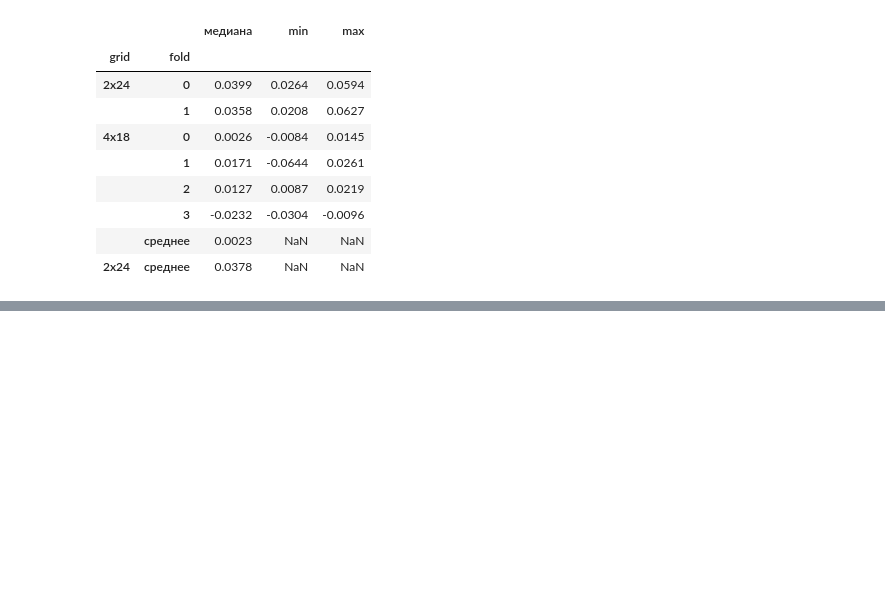
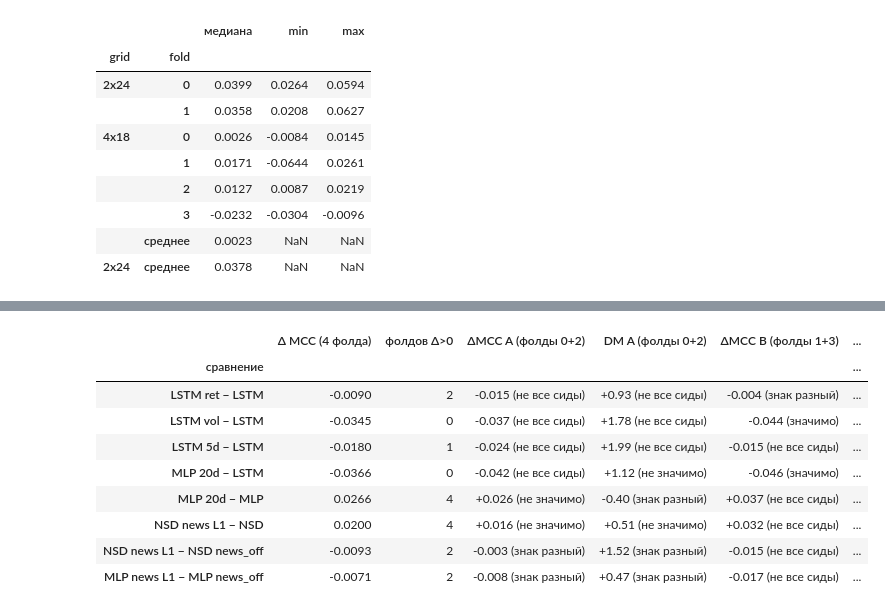
Before and after one commit to SwanGibbon/CourseWork, a Jupyter notebook: 03_results.ipynb, the cells around one changed output, grey strips where cells are left out. Saved outputs shown, nothing was run; the diff lists cells and outputs as text; code cells hidden in the pictures; blank space fills up the shorter version.

```diff
--- a/03_results.ipynb
+++ b/03_results.ipynb
@@ -190,25 +191,29 @@ def daily_loss(df):
     return (df['pred'] != df['y']).groupby(df['TRADEDATE']).mean()
 
 
+def compare(pairs):
+    rows = []
+    for a, b in pairs:
+        ma = runs.query("grid == '4x18' and tag == @a").groupby('fold')['mcc'].median()
+        mb = runs.query("grid == '4x18' and tag == @b").groupby('fold')['mcc'].median()
+        row = {'сравнение': f'{a} − {b}', 'Δ MCC (4 фолда)': (ma - mb).mean(), 'фолдов Δ>0': int((ma > mb).sum())}
+        for name, folds in PAIRS.items():
+            bt, dm = [], []
+            for s in SEED_IDS:
+                pa, pb = subset(a, folds, s), subset(b, folds, s)
+                bt.append(delta_mcc(pa, pb, seed=s))
+                la, lb = daily_loss(pa).align(daily_loss(pb), join='inner')
+                dm.append(dm_test(la, lb))                   # DM < 0: у первой модели ошибка меньше
+            bt, dm = np.array(bt), np.array(dm)
+            row[f'ΔMCC {name}'] = f'{np.median(bt[:, 0]):+.3f} ({verdict(bt[:, 0], bt[:, 1])})'
+            row[f'DM {name}'] = f'{np.median(dm[:, 0]):+.2f} ({verdict(dm[:, 0], dm[:, 1])})'
+        rows.append(row)
+    return pd.DataFrame(rows).set_index('сравнение')
+
+
 COMPARE = [('NSD', 'GCN'), ('NSD', 'GAT'), ('NSD', 'MLP'), ('NSD', 'LSTM'), ('MLP', 'LSTM'),
            ('NSD news_off', 'NSD'), ('MLP news_off', 'MLP'), ('NSD sector', 'NSD')]
-rows = []
-for a, b in COMPARE:
-    ma = runs.query("grid == '4x18' and tag == @a").groupby('fold')['mcc'].median()
-    mb = runs.query("grid == '4x18' and tag == @b").groupby('fold')['mcc'].median()
-    row = {'сравнение': f'{a} − {b}', 'Δ MCC (4 фолда)': (ma - mb).mean(), 'фолдов Δ>0': int((ma > mb).sum())}
-    for name, folds in PAIRS.items():
-        bt, dm = [], []
-        for s in SEED_IDS:
-            pa, pb = subset(a, folds, s), subset(b, folds, s)
-            bt.append(delta_mcc(pa, pb, seed=s))
-            la, lb = daily_loss(pa).align(daily_loss(pb), join='inner')
-            dm.append(dm_test(la, lb))                       # DM < 0: у первой модели ошибка меньше
-        bt, dm = np.array(bt), np.array(dm)
-        row[f'ΔMCC {name}'] = f'{np.median(bt[:, 0]):+.3f} ({verdict(bt[:, 0], bt[:, 1])})'
-        row[f'DM {name}'] = f'{np.median(dm[:, 0]):+.2f} ({verdict(dm[:, 0], dm[:, 1])})'
-    rows.append(row)
-tests = pd.DataFrame(rows).set_index('сравнение')
+tests = compare(COMPARE)
 (RESULTS / 'tests.md').write_text(tests.round(4).to_markdown(), encoding='utf-8')
 tests.round(4)
 # %% [output]
@@ -429,0 +448,16 @@ grid_cmp.round(4)
+# %%
+extra_tests = compare([('LSTM ret', 'LSTM'), ('LSTM vol', 'LSTM'), ('LSTM 5d', 'LSTM'), ('MLP 20d', 'LSTM'), ('MLP 20d', 'MLP'),
+                       ('NSD news L1', 'NSD'), ('NSD news L1', 'NSD news_off'), ('MLP news L1', 'MLP news_off')])
+(RESULTS / 'extra_tests.md').write_text(extra_tests.round(4).to_markdown(), encoding='utf-8')
+extra_tests.round(4)
+# %% [output]
+|  | Δ MCC (4 фолда) | фолдов Δ>0 | ΔMCC A (фолды 0+2) | DM A (фолды 0+2) | ΔMCC B (фолды 1+3) | ... |
+| сравнение |  |  |  |  |  | ... |
+| LSTM ret − LSTM | -0.0090 | 2 | -0.015 (не все сиды) | +0.93 (не все сиды) | -0.004 (знак разный) | ... |
+| LSTM vol − LSTM | -0.0345 | 0 | -0.037 (не все сиды) | +1.78 (не все сиды) | -0.044 (значимо) | ... |
+| LSTM 5d − LSTM | -0.0180 | 1 | -0.024 (не все сиды) | +1.99 (не все сиды) | -0.015 (не все сиды) | ... |
+| MLP 20d − LSTM | -0.0366 | 0 | -0.042 (не все сиды) | +1.12 (не значимо) | -0.046 (значимо) | ... |
+| MLP 20d − MLP | 0.0266 | 4 | +0.026 (не значимо) | -0.40 (знак разный) | +0.037 (не все сиды) | ... |
+| NSD news L1 − NSD | 0.0200 | 4 | +0.016 (не значимо) | +0.51 (не значимо) | +0.032 (не все сиды) | ... |
+| NSD news L1 − NSD news_off | -0.0093 | 2 | -0.003 (знак разный) | +1.52 (знак разный) | -0.015 (не все сиды) | ... |
+| MLP news L1 − MLP news_off | -0.0071 | 2 | -0.008 (знак разный) | +0.47 (знак разный) | -0.017 (не все сиды) | ... |
```
Also changed, not shown: parts of 7 cells of this notebook, 3 other files.
